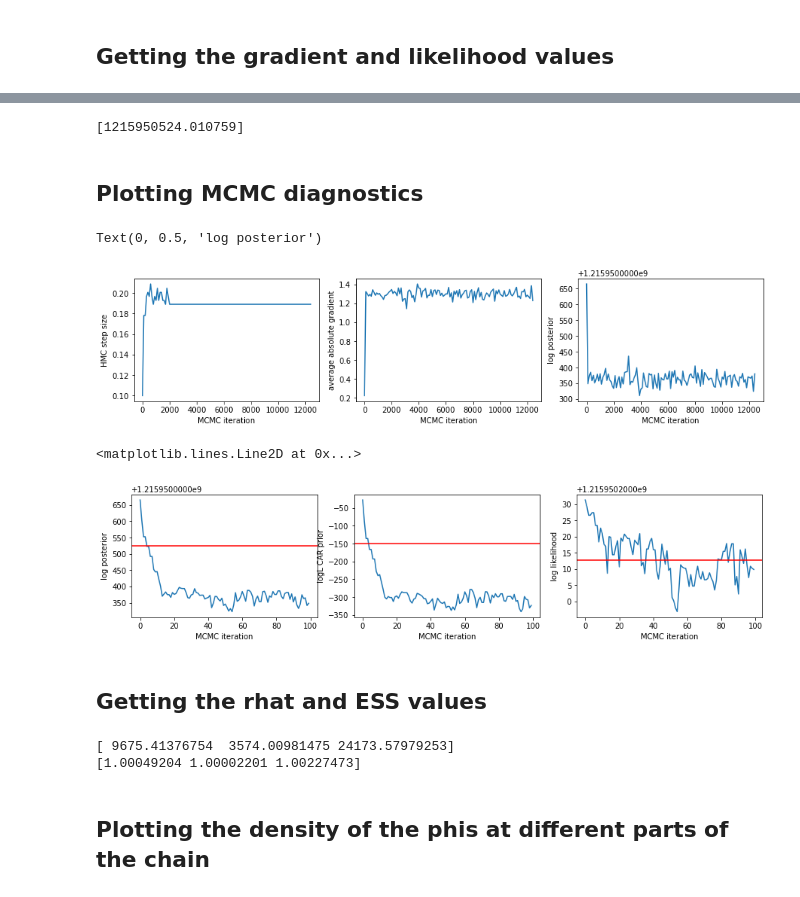
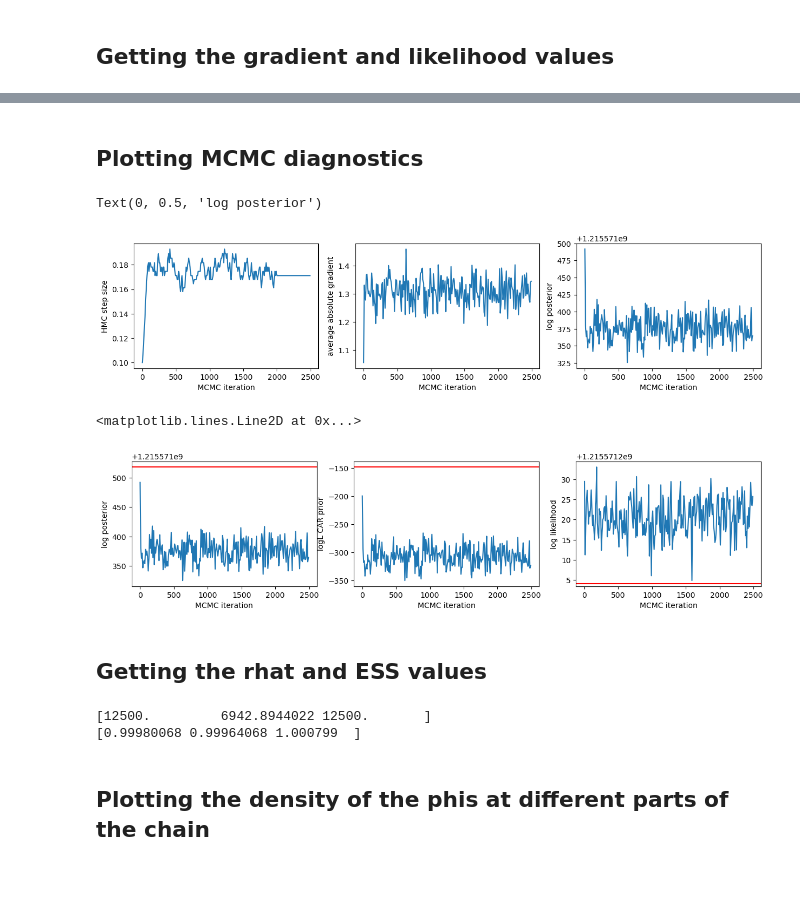
Before and after one commit to nickblink/pop_ensemble, a Jupyter notebook: code/train2010 - CAR.ipynb, the cells around one changed output, grey strips where cells are left out. Drawn from its saved outputs; the diff is of its cells as text; code cells hidden in the pictures.

```diff
--- a/code/train2010 - CAR.ipynb
+++ b/code/train2010 - CAR.ipynb
@@ -35,8 +35,8 @@ DEFAULT_MCMC_CONFIG = dict(step_size=mcmc_step_size,
 #### Running with HMC
 # %%
 mcmc_config = DEFAULT_MCMC_CONFIG.copy()
-mcmc_config.update(dict(burnin = 0, num_steps = 12_500, nchain = 5,
-                        kernel_type = 'hmc', step_adaptor_type = 'simple'))
+mcmc_config.update(dict(burnin = 0, num_steps = 2500, nchain = 5,
+                        kernel_type = 'nuts', step_adaptor_type = 'simple'))
 mcmc_config
 # %% [output]
 {'step_size': 0.1,
@@ -114,9 +120,9 @@ with open(local_dir + 'CAR_samples_NY_n10000_realdata_2models_July122023.pickle'
 # %% [markdown]
 ### Loading results and analyzing
 # %%
-#local_dir = 'C:/Users/Admin-Dell/Dropbox/Nick_Cranston/HSPH/Research/Nethery Project/Data/'
-local_dir = 'C:/Users/nickl/Dropbox/Nick_Cranston/HSPH/Research/Nethery Project/Data/'
-file = local_dir + 'CAR_samples_NY_n10000_realdata_fl64_2models_June282023.pickle'
+local_dir = 'C:/Users/Admin-Dell/Dropbox/Nick_Cranston/HSPH/Research/Nethery Project/Data/'
+#local_dir = 'C:/Users/nickl/Dropbox/Nick_Cranston/HSPH/Research/Nethery Project/Data/'
+file = local_dir + 'CAR_samples_NY_n10000_simdata_2models_July122023.pickle'
 with open(file, "rb") as input_file:
      #CAR_samples, chain_samples, sampler_stat, mcmc_config, phi_true, u_true, data_sub = pickle.load(input_file)
     res_dict = pickle.load(input_file)
@@ -171,8 +165,6 @@ sum(abs(grad1 - grad2))/sum(abs(grad2)) = 0.0007791975568176996
 phi_true = tf.constant(np.array([[res_dict['phi_true'].numpy()[0] for i in range(5)]]))
 true_vals = pull_gradient(phi_true, target_log_prob_fn)
 true_vals[1]
-# %% [output]
-[1215950524.010759]
 # %% [markdown]
 ## Plotting MCMC diagnostics
 # %%
@@ -195,31 +187,31 @@ plt.xlabel('MCMC iteration')
 plt.ylabel('log posterior')
 # %% [output]
 Text(0, 0.5, 'log posterior')
-[figure, old version]
+[figure, new version]
 # %%
 plt.rcParams['figure.figsize'] = [15, 3]
-res = res_100
+res = res_full
 
 plt.subplot(1, 3, 1)
 plt.plot(res['iter'],res['log_posterior'])
 plt.xlabel('MCMC iteration')
 plt.ylabel('log posterior')
 plt.axhline(y = true_vals[1], color = 'r', linestyle = '-')
 
 plt.subplot(1, 3, 2)
 plt.plot(res['iter'],res['logL_CAR_prior'])
 plt.xlabel('MCMC iteration')
 plt.ylabel('logL CAR prior')
 plt.axhline(y = true_vals[3], color = 'r', linestyle = '-')
 
 plt.subplot(1, 3, 3)
 plt.plot(res['iter'],res['log_likelihood'])
 plt.xlabel('MCMC iteration')
 plt.ylabel('log likelihood')
 plt.axhline(y = true_vals[5], color = 'r', linestyle = '-')
 # %% [output]
 <matplotlib.lines.Line2D at 0x...>
-[figure, old version]
+[figure, new version]
 # %% [markdown]
 ## Getting the rhat and ESS values
 # %%
@@ -229,8 +221,8 @@ rhat = tfp.mcmc.potential_scale_reduction(res_dict['chain_samples'], independent
 print(np.quantile(ESS, [0.5, 0.025, 0.975]))
 print(np.quantile(rhat, [0.5, 0.025, 0.975]))
 # %% [output]
-[ 9675.41376754  3574.00981475 24173.57979253]
-[1.00049204 1.00002201 1.00227473]
+[12500.         6942.8944022 12500.       ]
+[0.99980068 0.99964068 1.000799  ]
 # %% [markdown]
 ## Plotting the density of the phis at different parts of the chain
 # %%
```
Also changed, not shown: parts of 9 cells of this notebook, 1 other file.
